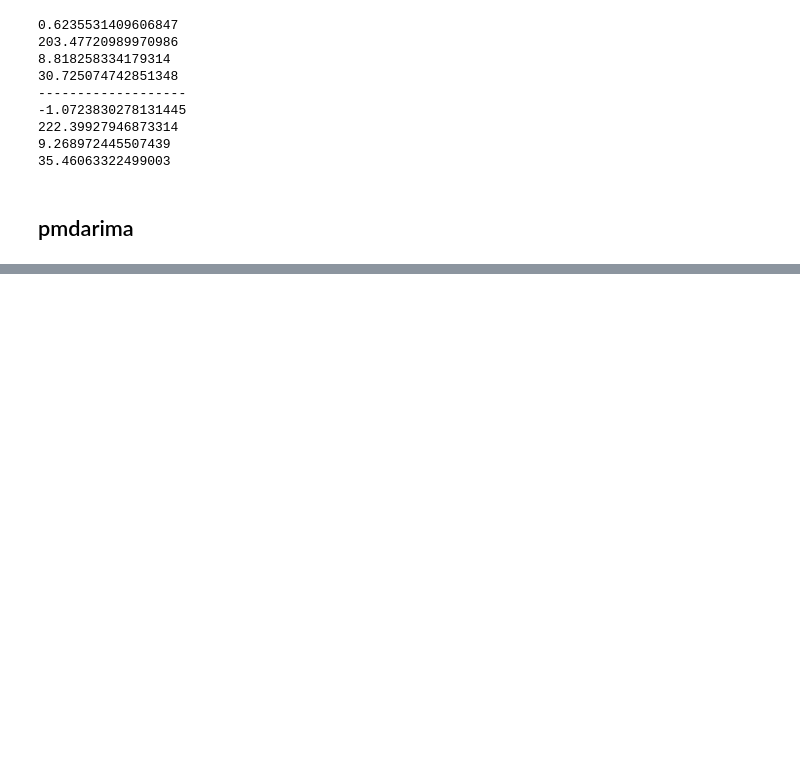
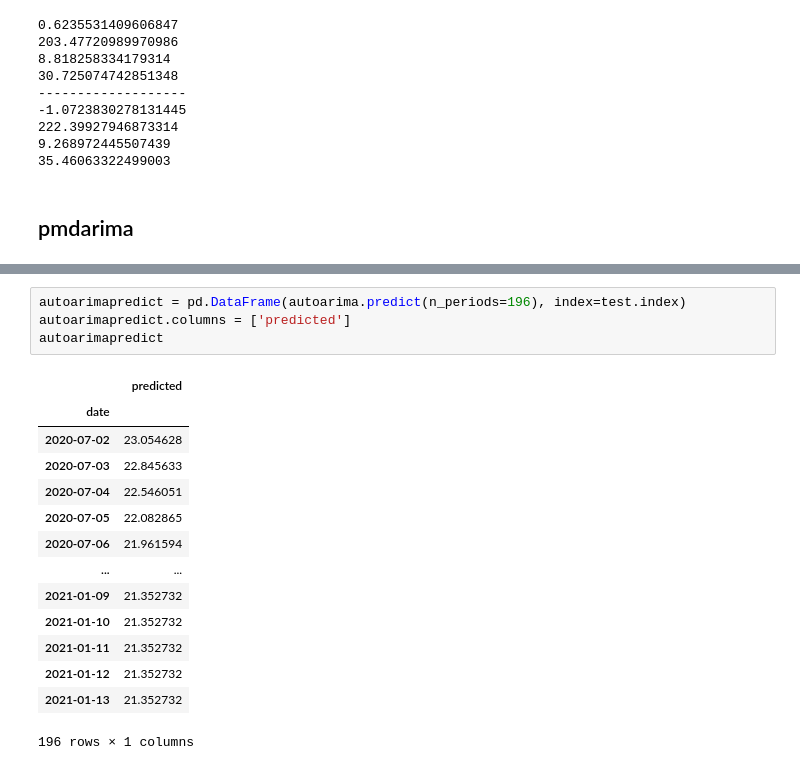
Before and after one commit to Moses-Lin/projectzomboidtimeseries, a Jupyter notebook: Time Series.ipynb, the cells around one changed output, grey strips where cells are left out. Saved outputs shown, nothing was run; the diff lists cells and outputs as text; blank space fills up the shorter version.

```diff
--- a/Time Series.ipynb
+++ b/Time Series.ipynb
@@ -857,0 +905,19 @@ print(mean_absolute_percentage_error(y_true=test['dailycountfilter'],
+# %%
+autoarimapredict = pd.DataFrame(autoarima.predict(n_periods=196), index=test.index)
+autoarimapredict.columns = ['predicted']
+autoarimapredict
+# %% [output]
+|  | predicted |
+| date |  |
+| 2020-07-02 | 23.054628 |
+| 2020-07-03 | 22.845633 |
+| 2020-07-04 | 22.546051 |
+| 2020-07-05 | 22.082865 |
+| 2020-07-06 | 21.961594 |
+| ... | ... |
+| 2021-01-09 | 21.352732 |
+| 2021-01-10 | 21.352732 |
+| 2021-01-11 | 21.352732 |
+| 2021-01-12 | 21.352732 |
+| 2021-01-13 | 21.352732 |
+196 rows × 1 columns
```
Also changed, not shown: parts of 6 cells of this notebook.
